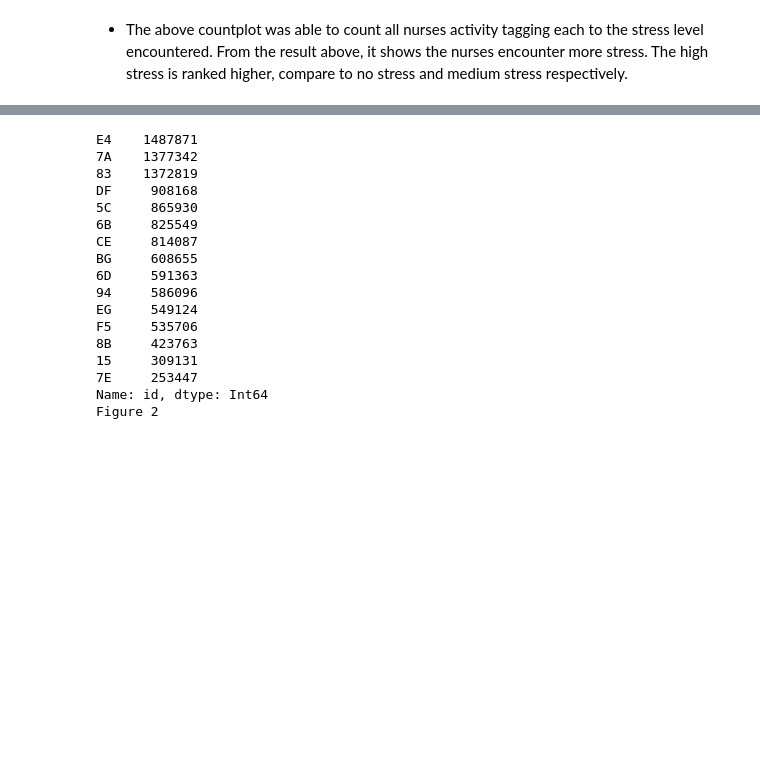
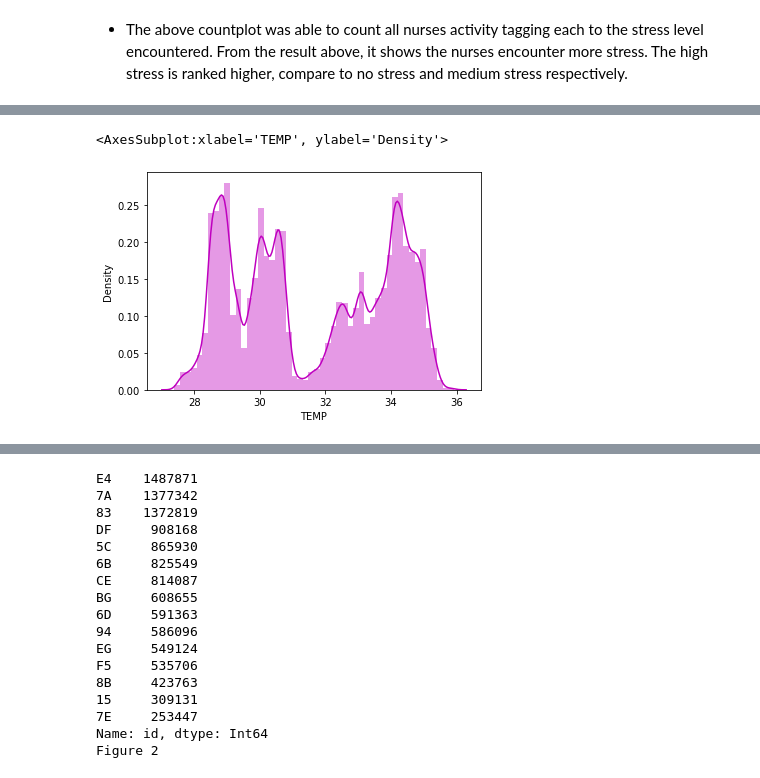
Before and after one commit to psalm4christ/Predicting-stress-using-wearable-sensors-Nurses-, a Jupyter notebook: CE888 Code.ipynb, the cells around one changed output, grey strips where cells are left out. Drawn from its saved outputs; the diff is of its cells as text; code cells hidden in the pictures; blank space fills up the shorter version.

```diff
--- a/CE888 Code.ipynb
+++ b/CE888 Code.ipynb
@@ -114,0 +122,4 @@ df = df.astype({'id':'string'})
+# %%
+#Assigning nurses with no stress to a dataframe
+
+dfNS = df[df['Stress_level'] == 'No_stress']
@@ -114,0 +140,7 @@ df = df.astype({'id':'string'})
+# %%
+#Plotting a density graph of temperature for no stressed nurses
+
+sns.distplot(dfNS['TEMP'] ,color ='m')
+# %% [output]
+<AxesSubplot:xlabel='TEMP', ylabel='Density'>
+[figure, added]
```
Also changed, not shown: parts of 42 cells of this notebook.
